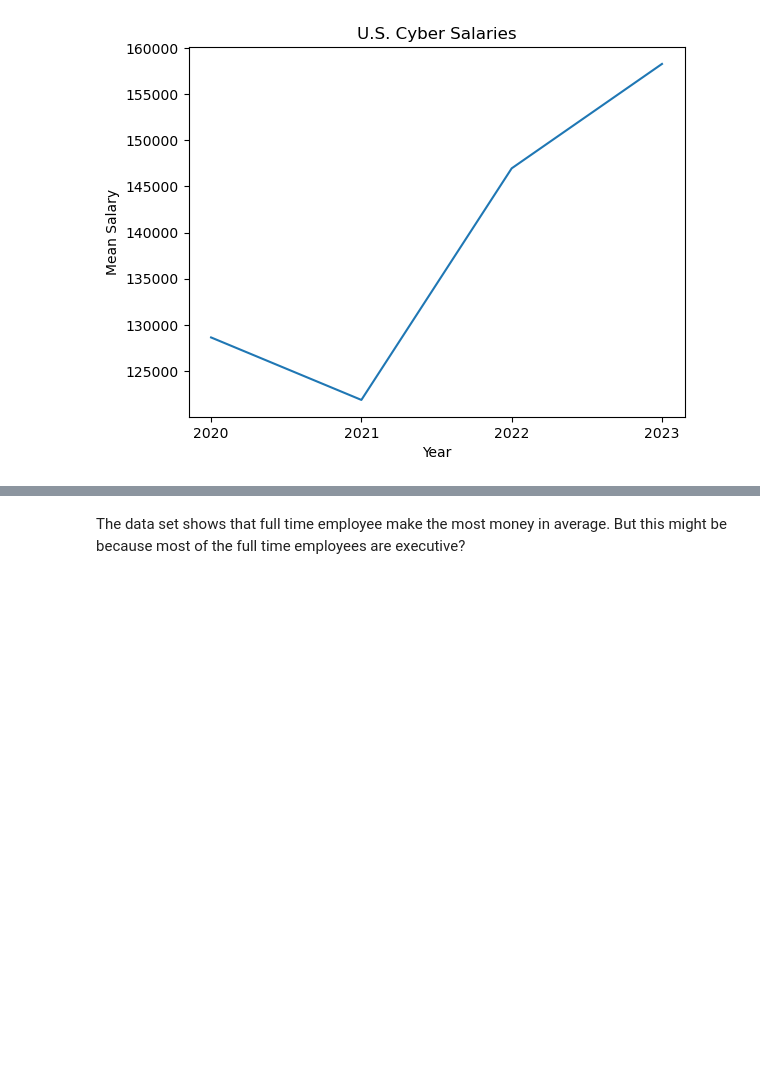
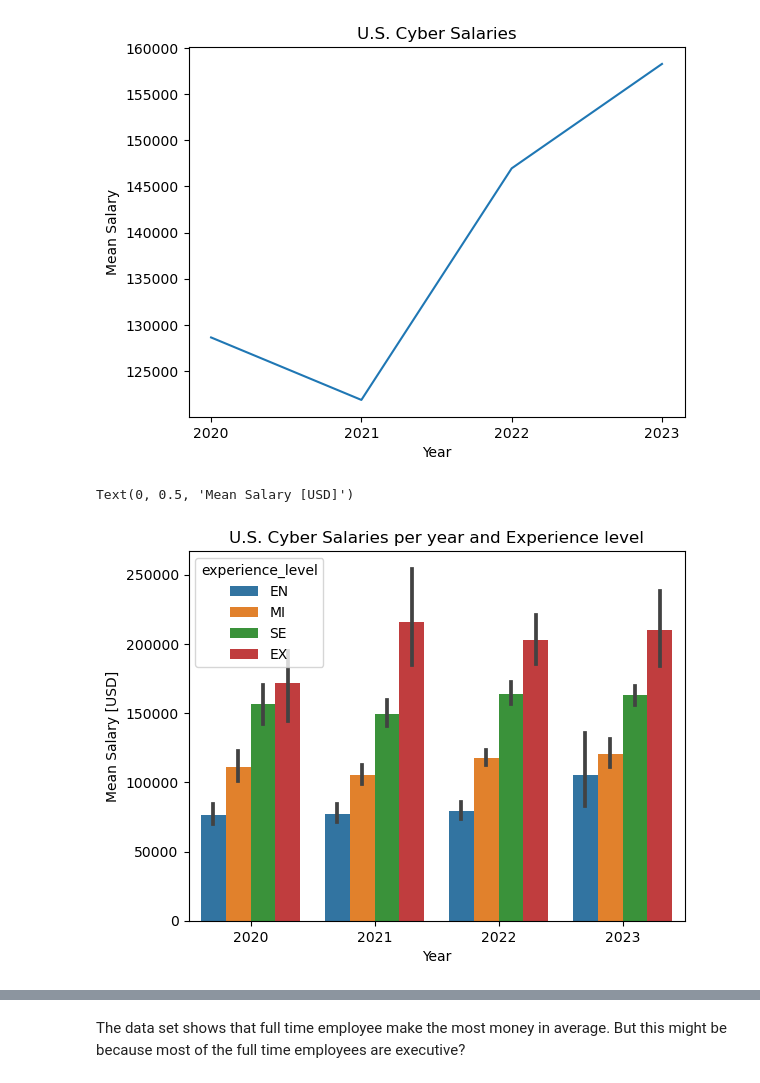
Before and after one commit to Korkmatik/DataScience, a Jupyter notebook: Projects/Cyber Security Salaries/02_us_data_analysis.ipynb, the cells around one changed output, grey strips where cells are left out. Cells and saved outputs as stored; diff of their text form; code cells hidden in the pictures; blank space fills up the shorter version.

```diff
--- a/Projects/Cyber Security Salaries/02_us_data_analysis.ipynb
+++ b/Projects/Cyber Security Salaries/02_us_data_analysis.ipynb
@@ -118,6 +118,20 @@ plt.title("U.S. Cyber Salaries")
 # %% [output]
 Text(0.5, 1.0, 'U.S. Cyber Salaries')
 [figure]
+# %%
+sns.barplot(
+    x = df["work_year"],
+    y = df["salary"],
+    hue = df["experience_level"],
+    hue_order = ["EN", "MI", "SE", "EX"],
+)
+
+plt.title("U.S. Cyber Salaries per year and Experience level")
+plt.xlabel("Year")
+plt.ylabel("Mean Salary [USD]")
+# %% [output]
+Text(0, 0.5, 'Mean Salary [USD]')
+[figure, added]
 # %%
 salary_by_employment_type = df.loc[:, ["employment_type", "salary"]].groupby("employment_type").mean()
 salary_by_employment_type.plot(kind="bar")
```
Also changed, not shown: parts of 8 cells of this notebook, 2 other files.
